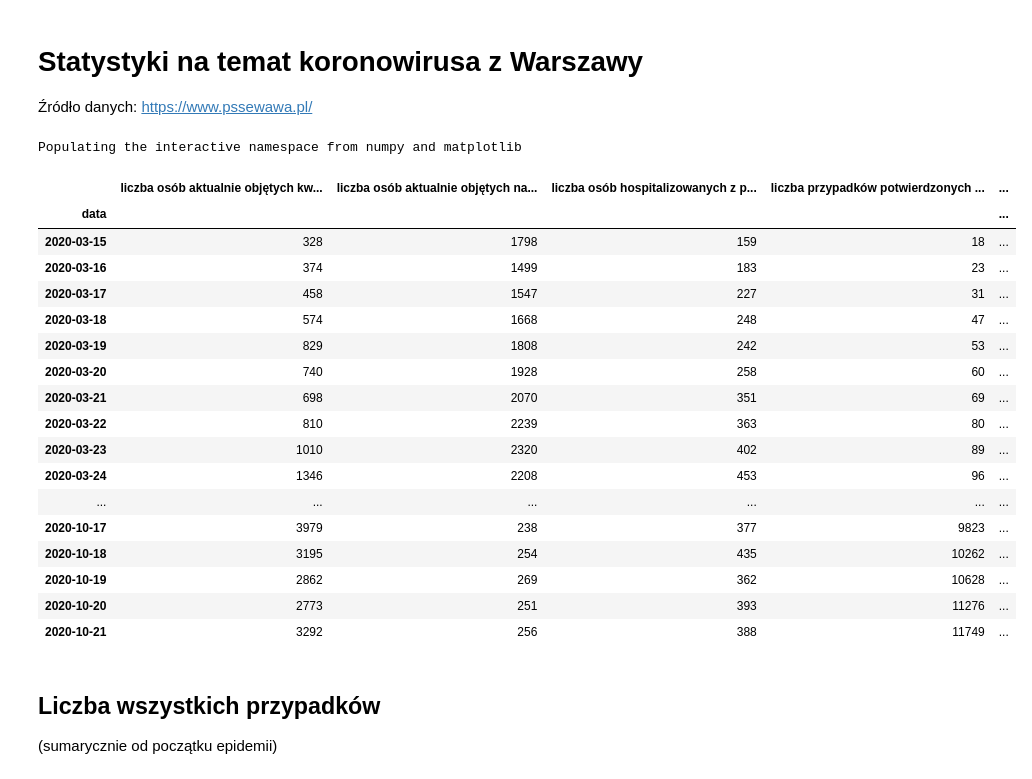
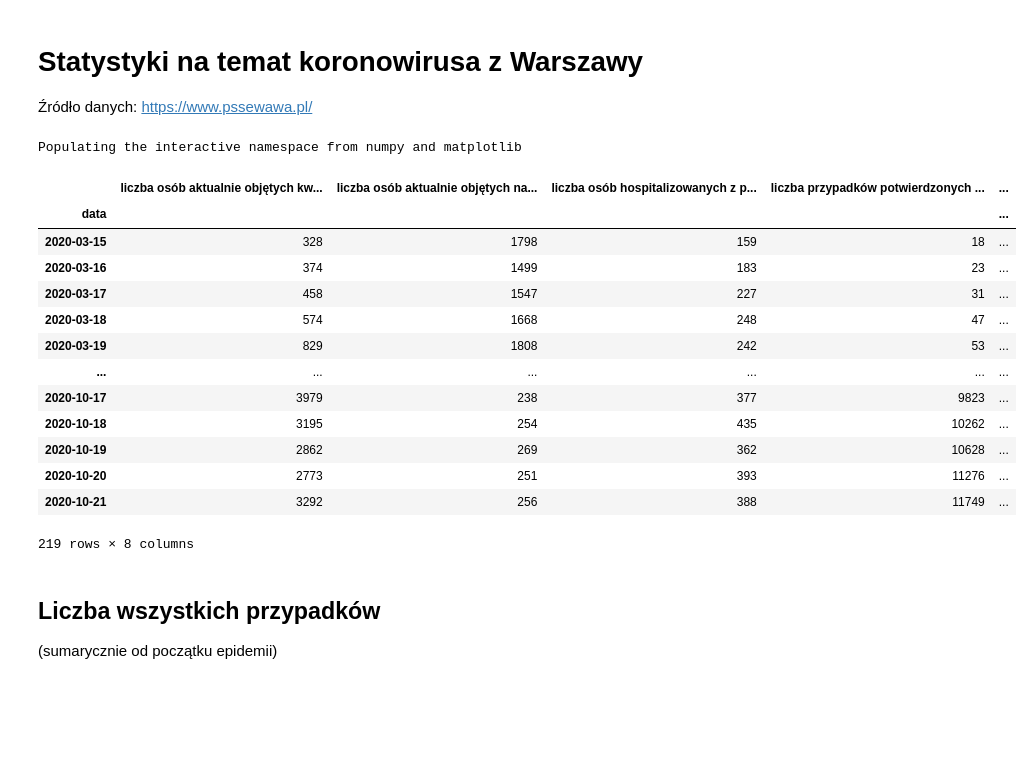
Before and after one commit to danijel3/CovidWarszawa, a Jupyter notebook: visualize.ipynb, the cells around one changed output. Cells and saved outputs as stored; diff of their text form; code cells hidden in the pictures; blank space fills up the shorter version.

```diff
--- a/visualize.ipynb
+++ b/visualize.ipynb
@@ -5,34 +5,30 @@
 # %%
 %pylab inline
 import pandas as pd
 
 df=pd.read_pickle('out.pkl')
 
 df.set_index('data',inplace=True)
 df.sort_index(inplace=True)
 
-with pd.option_context('display.max_rows', None):
+with pd.option_context('display.max_rows', 100):
     display(df)
 # %% [output]
 Populating the interactive namespace from numpy and matplotlib
 |  | liczba osób aktualnie objętych kw... | liczba osób aktualnie objętych na... | liczba osób hospitalizowanych z p... | liczba przypadków potwierdzonych ... | ... |
 | data |  |  |  |  | ... |
 | 2020-03-15 | 328 | 1798 | 159 | 18 | ... |
 | 2020-03-16 | 374 | 1499 | 183 | 23 | ... |
 | 2020-03-17 | 458 | 1547 | 227 | 31 | ... |
 | 2020-03-18 | 574 | 1668 | 248 | 47 | ... |
 | 2020-03-19 | 829 | 1808 | 242 | 53 | ... |
-| 2020-03-20 | 740 | 1928 | 258 | 60 | ... |
-| 2020-03-21 | 698 | 2070 | 351 | 69 | ... |
-| 2020-03-22 | 810 | 2239 | 363 | 80 | ... |
-| 2020-03-23 | 1010 | 2320 | 402 | 89 | ... |
-| 2020-03-24 | 1346 | 2208 | 453 | 96 | ... |
 | ... | ... | ... | ... | ... | ... |
 | 2020-10-17 | 3979 | 238 | 377 | 9823 | ... |
 | 2020-10-18 | 3195 | 254 | 435 | 10262 | ... |
 | 2020-10-19 | 2862 | 269 | 362 | 10628 | ... |
 | 2020-10-20 | 2773 | 251 | 393 | 11276 | ... |
 | 2020-10-21 | 3292 | 256 | 388 | 11749 | ... |
+219 rows × 8 columns
 # %% [markdown]
 ## Liczba wszystkich przypadków
 
```
